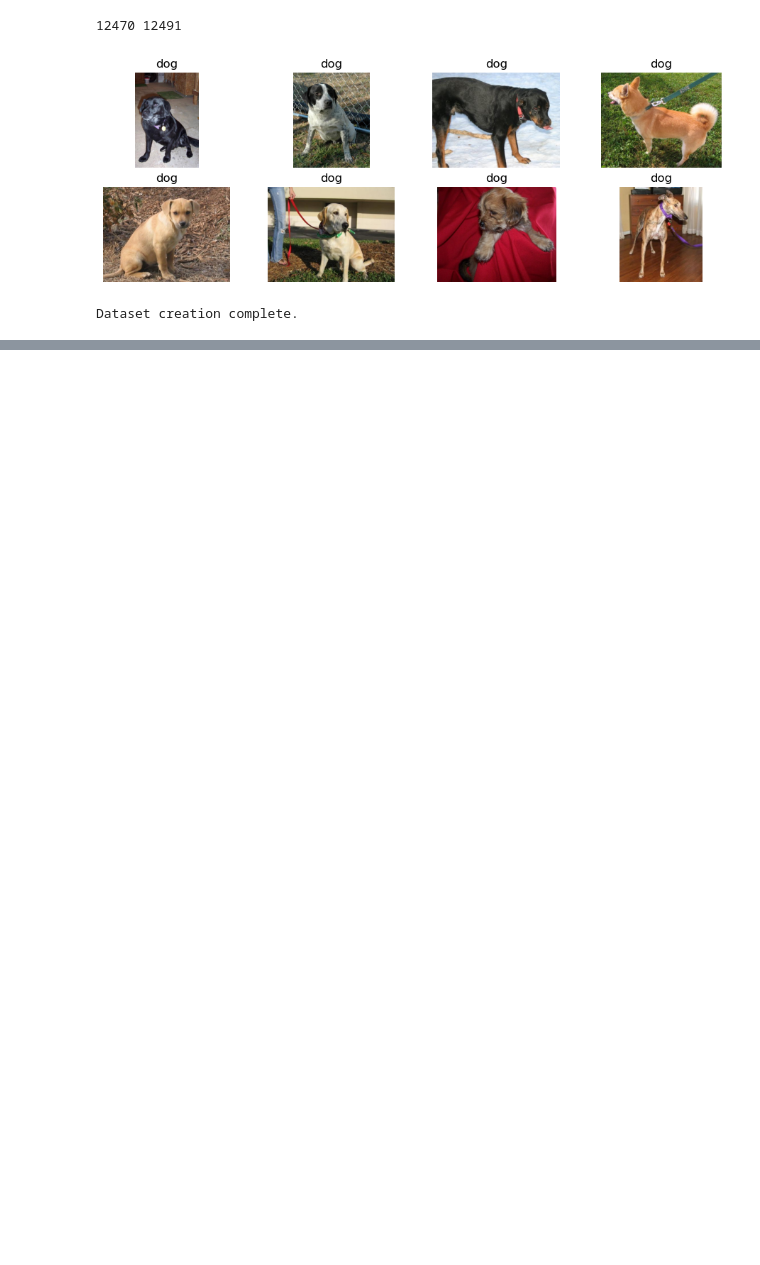
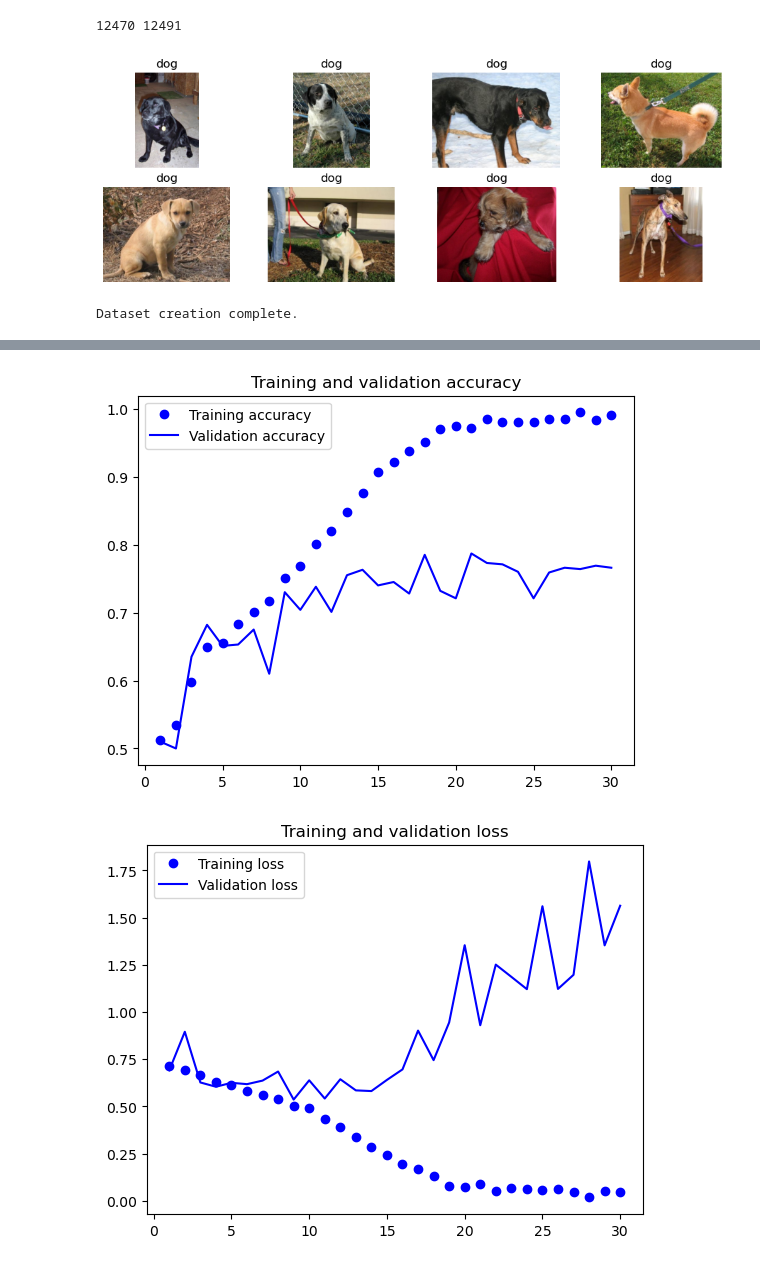
Before and after one commit to gari715135/deep-learning-intro-course, a Jupyter notebook: 8 Intro to Deep Learning for Computer Vision/ch8_notes.ipynb, the cells around one changed output, grey strips where cells are left out. Drawn from its saved outputs; the diff is of its cells as text; code cells hidden in the pictures; blank space fills up the shorter version.

```diff
--- a/8 Intro to Deep Learning for Computer Vision/ch8_notes.ipynb
+++ b/8 Intro to Deep Learning for Computer Vision/ch8_notes.ipynb
@@ -198,3 +199,30 @@ Dataset creation complete.
 # %%
-picture_path
+# Clear old model
+keras.backend.clear_session()
+
+# Create arbitrary input
+inputs = keras.Input(shape=(180, 180, 3))
+
+# Rescale images to be from 0-255
+x = layers.Rescaling(1./255)(inputs)
+
+# create 2d conv layer + max pooling
+x = layers.Conv2D(filters=32, kernel_size=3, activation='relu')(x)
+x = layers.MaxPooling2D(pool_size=2)(x)
+x = layers.Conv2D(filters=64, kernel_size=3, activation='relu')(x)
+x = layers.MaxPooling2D(pool_size=2)(x)
+x = layers.Conv2D(filters=128, kernel_size=3, activation='relu')(x)
+x = layers.MaxPooling2D(pool_size=2)(x)
+x = layers.Conv2D(filters=256, kernel_size=3, activation='relu')(x)
+x = layers.MaxPooling2D(pool_size=2)(x)
+x = layers.Conv2D(filters=256, kernel_size=3, activation='relu')(x)
+x = layers.Flatten()(x)
+
+outputs = layers.Dense(1, activation="sigmoid")(x)
+model=keras.Model(inputs=inputs, outputs=outputs)
+model.summary()
+
+model.compile(loss="binary_crossentropy",
+              optimizer="rmsprop",
+              metrics=["accuracy"])
 # %% [output]
@@ -201,0 +321,19 @@ picture_path
+# %%
+accuracy = history.history["accuracy"]
+val_accuracy = history.history["val_accuracy"]
+loss = history.history["loss"]
+val_loss = history.history["val_loss"]
+epochs = range(1, len(accuracy) + 1)
+plt.plot(epochs, accuracy, "bo", label="Training accuracy")
+plt.plot(epochs, val_accuracy, "b", label="Validation accuracy")
+plt.title("Training and validation accuracy")
+plt.legend()
+plt.figure()
+plt.plot(epochs, loss, "bo", label="Training loss")
+plt.plot(epochs, val_loss, "b", label="Validation loss")
+plt.title("Training and validation loss")
+plt.legend()
+plt.show()
+# %% [output]
+[figure, added]
+[figure, added]
```
Also changed, not shown: parts of 9 cells of this notebook.
